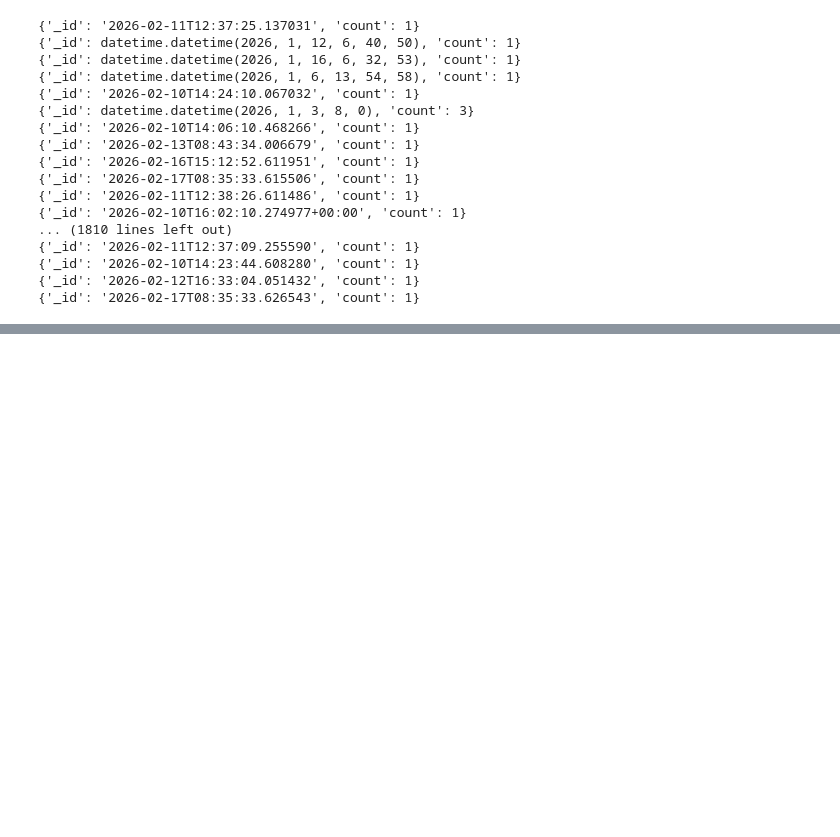
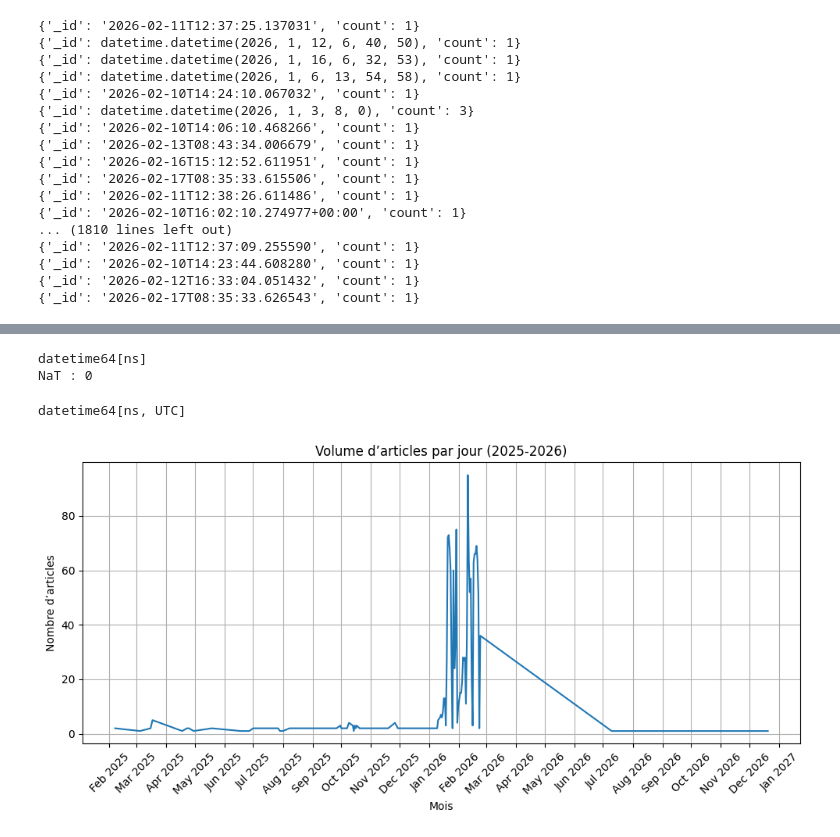
Before and after one commit to hents8/veille_media_mada, a Jupyter notebook: notebooks/data_analyse.ipynb, the cells around one changed output, grey strips where cells are left out. Saved outputs shown, nothing was run; the diff lists cells and outputs as text; code cells hidden in the pictures; blank space fills up the shorter version.

```diff
--- a/notebooks/data_analyse.ipynb
+++ b/notebooks/data_analyse.ipynb
@@ -636,0 +511,44 @@ for r in result:
+# %%
+import pandas as pd
+
+df["date_publication"] = pd.to_datetime(
+    df["date_publication"],
+    errors="coerce"
+)
+
+print(df["date_publication"].dtype)
+print("NaT :", df["date_publication"].isna().sum())
+# %% [output]
+datetime64[ns]
+NaT : 0
+# %%
+df["date_publication"] = pd.to_datetime(df["date_publication"], errors="coerce", utc=True)
+print(df["date_publication"].dtype)
+# %% [output]
+datetime64[ns, UTC]
+# %%
+df_filtre = df[df["date_publication"].dt.year.isin([2025, 2026])]
+volume_jour = df_filtre.groupby(df_filtre["date_publication"].dt.date).size()
+# %%
+import matplotlib.pyplot as plt
+import matplotlib.dates as mdates
+
+plt.figure(figsize=(10,5))
+
+plt.plot(volume_jour.index, volume_jour.values)
+
+# Affichage uniquement des mois
+plt.gca().xaxis.set_major_locator(mdates.MonthLocator())
+plt.gca().xaxis.set_major_formatter(mdates.DateFormatter('%b %Y'))
+
+plt.title("Volume d’articles par jour (2025-2026)")
+plt.xlabel("Mois")
+plt.ylabel("Nombre d’articles")
+plt.grid(True)
+
+plt.xticks(rotation=45)
+plt.tight_layout()
+
+plt.show()
+# %% [output]
+[figure, added]
```
Also changed, not shown: parts of 40 cells of this notebook, 5 other files.
